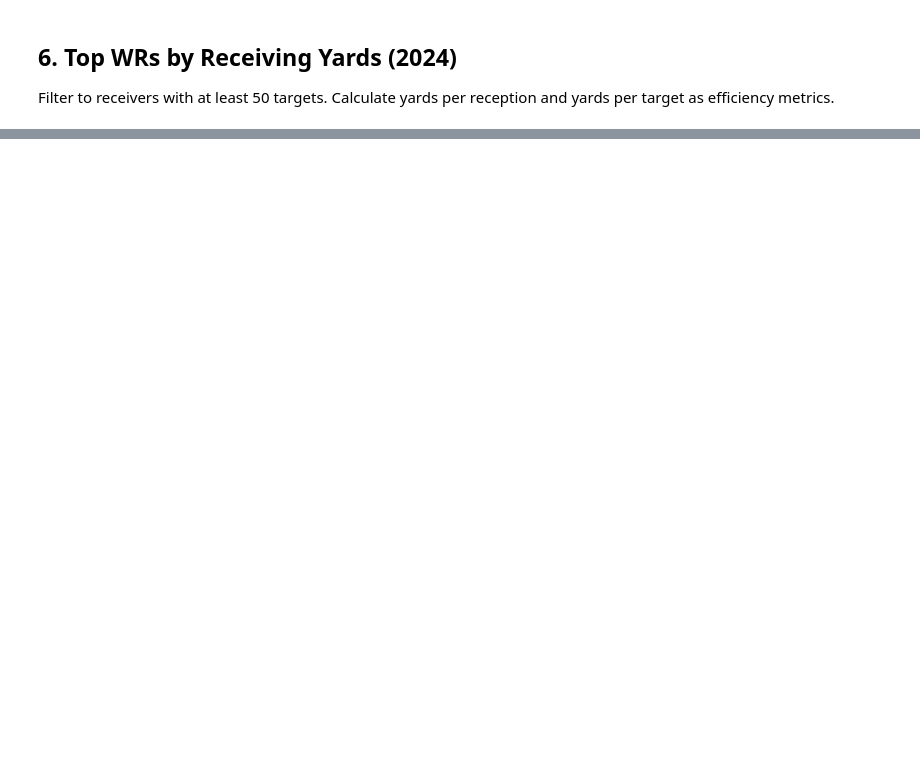
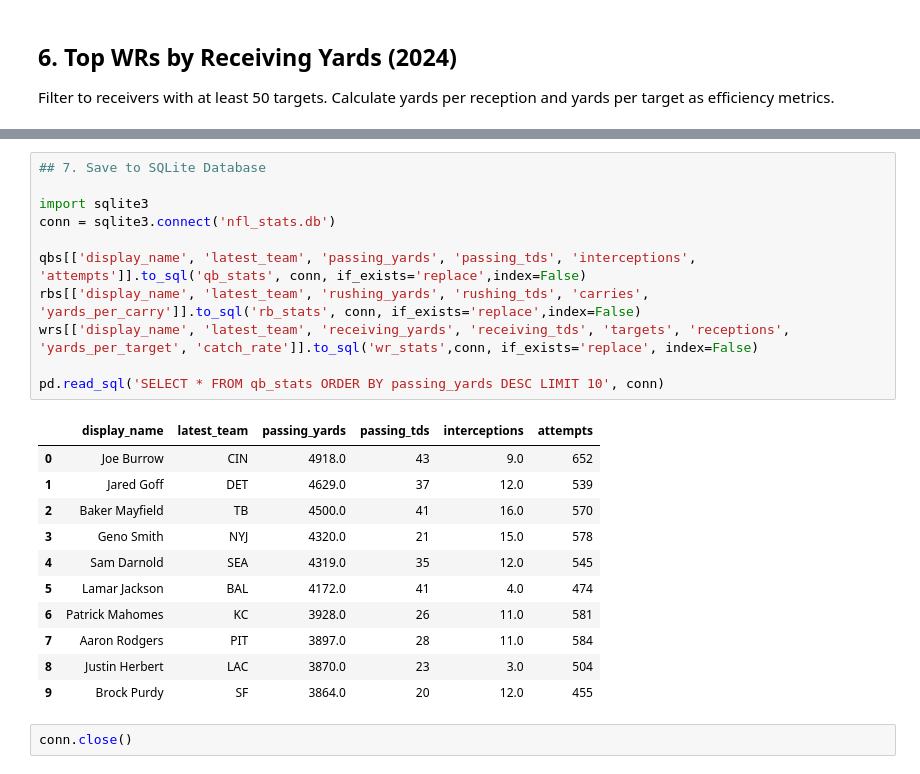
Before and after one commit to weston66/nfl-explorer, a Jupyter notebook: nfl-exploration2.ipynb, the cells around one changed output, grey strips where cells are left out. Cells and saved outputs as stored; diff of their text form; blank space fills up the shorter version.

Commit message:
Add sqllite pipeline - write and query tables

```diff
--- a/nfl-exploration2.ipynb
+++ b/nfl-exploration2.ipynb
@@ -110,0 +180,25 @@ wrs[['display_name', 'latest_team', 'receiving_yards', 'receiving_tds',
+# %%
+## 7. Save to SQLite Database
+
+import sqlite3
+conn = sqlite3.connect('nfl_stats.db')
+
+qbs[['display_name', 'latest_team', 'passing_yards', 'passing_tds', 'interceptions', 'attempts']].to_sql('qb_stats', conn, if_exists='replace',index=False)
+rbs[['display_name', 'latest_team', 'rushing_yards', 'rushing_tds', 'carries', 'yards_per_carry']].to_sql('rb_stats', conn, if_exists='replace',index=False)
+wrs[['display_name', 'latest_team', 'receiving_yards', 'receiving_tds', 'targets', 'receptions', 'yards_per_target', 'catch_rate']].to_sql('wr_stats',conn, if_exists='replace', index=False)
+
+pd.read_sql('SELECT * FROM qb_stats ORDER BY passing_yards DESC LIMIT 10', conn)
+# %% [output]
+|  | display_name | latest_team | passing_yards | passing_tds | interceptions | attempts |
+| 0 | Joe Burrow | CIN | 4918.0 | 43 | 9.0 | 652 |
+| 1 | Jared Goff | DET | 4629.0 | 37 | 12.0 | 539 |
+| 2 | Baker Mayfield | TB | 4500.0 | 41 | 16.0 | 570 |
+| 3 | Geno Smith | NYJ | 4320.0 | 21 | 15.0 | 578 |
+| 4 | Sam Darnold | SEA | 4319.0 | 35 | 12.0 | 545 |
+| 5 | Lamar Jackson | BAL | 4172.0 | 41 | 4.0 | 474 |
+| 6 | Patrick Mahomes | KC | 3928.0 | 26 | 11.0 | 581 |
+| 7 | Aaron Rodgers | PIT | 3897.0 | 28 | 11.0 | 584 |
+| 8 | Justin Herbert | LAC | 3870.0 | 23 | 3.0 | 504 |
+| 9 | Brock Purdy | SF | 3864.0 | 20 | 12.0 | 455 |
+# %%
+conn.close()
```
Also changed, not shown: parts of 7 cells of this notebook, 1 other file.
